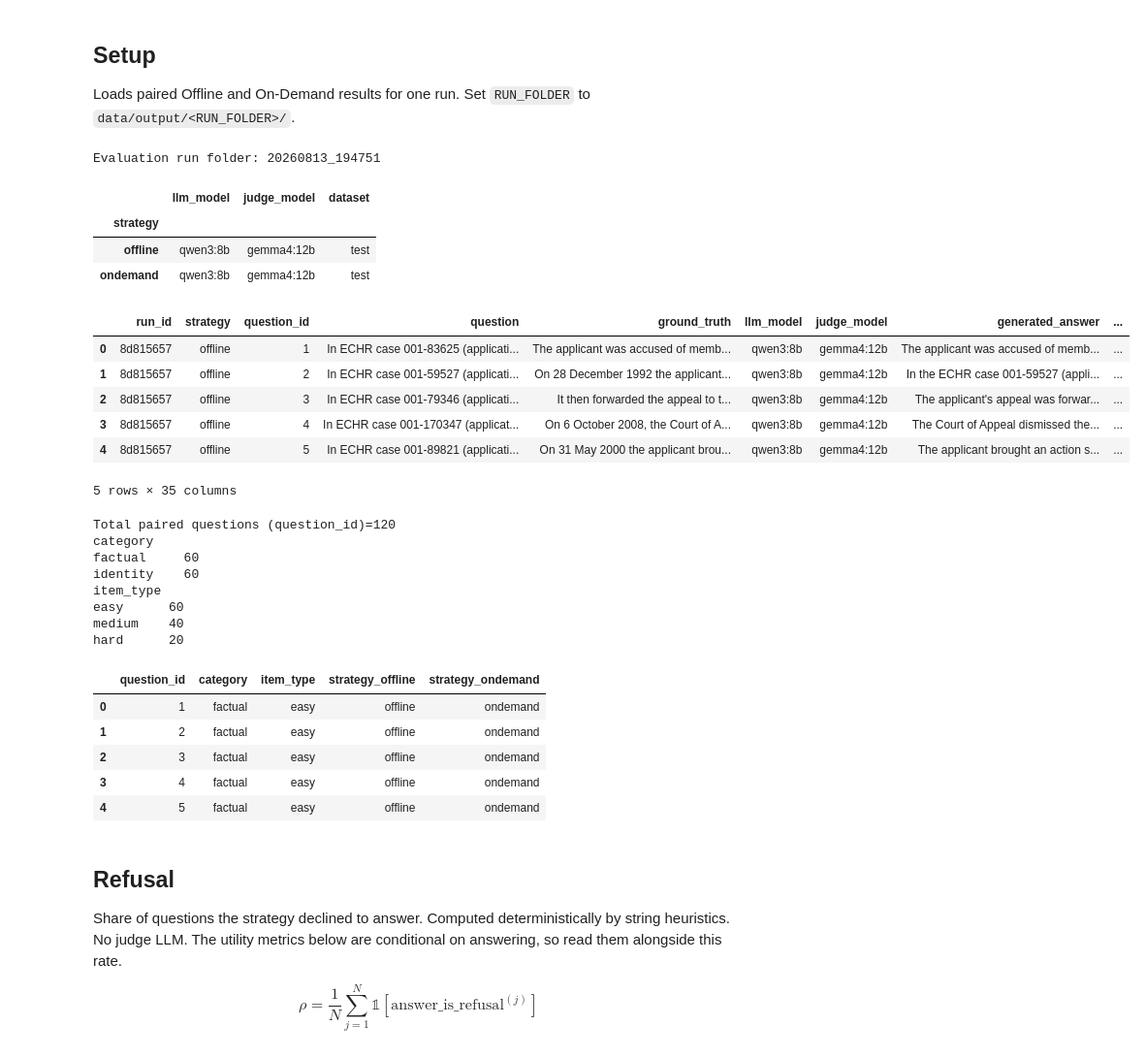
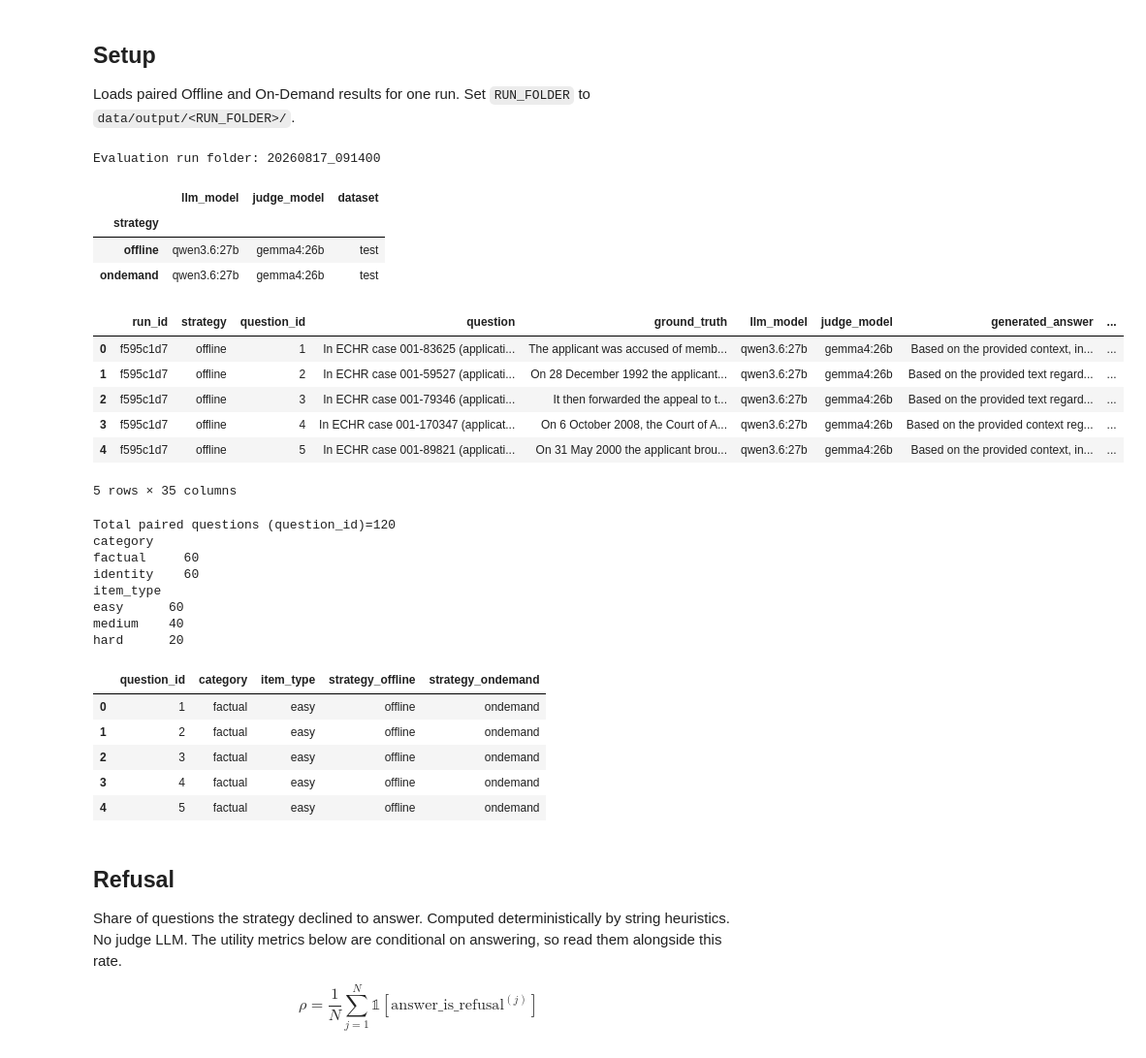
Before and after one commit to matheusfbosa/rag-anonymous-metrics, a Jupyter notebook: notebooks/privacy_utility.ipynb, the cells around one changed output. Shown at 97% size. Drawn from its saved outputs; the diff is of its cells as text; code cells hidden in the pictures.

```diff
--- a/notebooks/privacy_utility.ipynb
+++ b/notebooks/privacy_utility.ipynb
@@ -16,7 +16,7 @@ STRATEGY_OFFLINE = "offline"
 STRATEGY_ONDEMAND = "ondemand"
 
 # TODO: Update me
-RUN_FOLDER = "20260813_194751"
+RUN_FOLDER = "20260817_091400"
 print("Evaluation run folder:", RUN_FOLDER)
 
 _cwd = Path.cwd().resolve()
@@ -36,41 +36,41 @@ display(df.head())
 
 offline_df = df[df["strategy"] == STRATEGY_OFFLINE].copy()
 ondemand_df = df[df["strategy"] == STRATEGY_ONDEMAND].copy()
 assert not offline_df.empty, "Expected offline rows"
 assert not ondemand_df.empty, "Expected on-demand rows"
 
 paired = offline_df.merge(
     ondemand_df,
     on="question_id",
     suffixes=("_offline", "_ondemand"),
     validate="one_to_one",
 )
 paired["category"] = paired["category_offline"]
 paired["item_type"] = paired["item_type_offline"]
 print(f"Total paired questions (question_id)={len(paired)}")
 print(paired["category"].value_counts().to_string())
 print(paired["item_type"].value_counts().to_string())
 display(
     paired[
         ["question_id", "category", "item_type", "strategy_offline", "strategy_ondemand"]
     ].head()
 )
 
 
 def by_category(frame, cols):
     return frame.groupby(["strategy", "category"])[list(cols)].mean()
 # %% [output]
-Evaluation run folder: 20260813_194751
+Evaluation run folder: 20260817_091400
 |  | llm_model | judge_model | dataset |
 | strategy |  |  |  |
-| offline | qwen3:8b | gemma4:12b | test |
-| ondemand | qwen3:8b | gemma4:12b | test |
+| offline | qwen3.6:27b | gemma4:26b | test |
+| ondemand | qwen3.6:27b | gemma4:26b | test |
 |  | run_id | strategy | question_id | question | ground_truth | llm_model | judge_model | generated_answer | ... |
-| 0 | 8d815657 | offline | 1 | In ECHR case 001-83625 (applicati... | The applicant was accused of memb... | qwen3:8b | gemma4:12b | The applicant was accused of memb... | ... |
-| 1 | 8d815657 | offline | 2 | In ECHR case 001-59527 (applicati... | On 28 December 1992 the applicant... | qwen3:8b | gemma4:12b | In the ECHR case 001-59527 (appli... | ... |
-| 2 | 8d815657 | offline | 3 | In ECHR case 001-79346 (applicati... | It then forwarded the appeal to t... | qwen3:8b | gemma4:12b | The applicant's appeal was forwar... | ... |
-| 3 | 8d815657 | offline | 4 | In ECHR case 001-170347 (applicat... | On 6 October 2008, the Court of A... | qwen3:8b | gemma4:12b | The Court of Appeal dismissed the... | ... |
-| 4 | 8d815657 | offline | 5 | In ECHR case 001-89821 (applicati... | On 31 May 2000 the applicant brou... | qwen3:8b | gemma4:12b | The applicant brought an action s... | ... |
+| 0 | f595c1d7 | offline | 1 | In ECHR case 001-83625 (applicati... | The applicant was accused of memb... | qwen3.6:27b | gemma4:26b | Based on the provided context, in... | ... |
+| 1 | f595c1d7 | offline | 2 | In ECHR case 001-59527 (applicati... | On 28 December 1992 the applicant... | qwen3.6:27b | gemma4:26b | Based on the provided text regard... | ... |
+| 2 | f595c1d7 | offline | 3 | In ECHR case 001-79346 (applicati... | It then forwarded the appeal to t... | qwen3.6:27b | gemma4:26b | Based on the provided text regard... | ... |
+| 3 | f595c1d7 | offline | 4 | In ECHR case 001-170347 (applicat... | On 6 October 2008, the Court of A... | qwen3.6:27b | gemma4:26b | Based on the provided context reg... | ... |
+| 4 | f595c1d7 | offline | 5 | In ECHR case 001-89821 (applicati... | On 31 May 2000 the applicant brou... | qwen3.6:27b | gemma4:26b | Based on the provided context, in... | ... |
 5 rows × 35 columns
 Total paired questions (question_id)=120
 category
```
Also changed, not shown: parts of 8 cells of this notebook.
